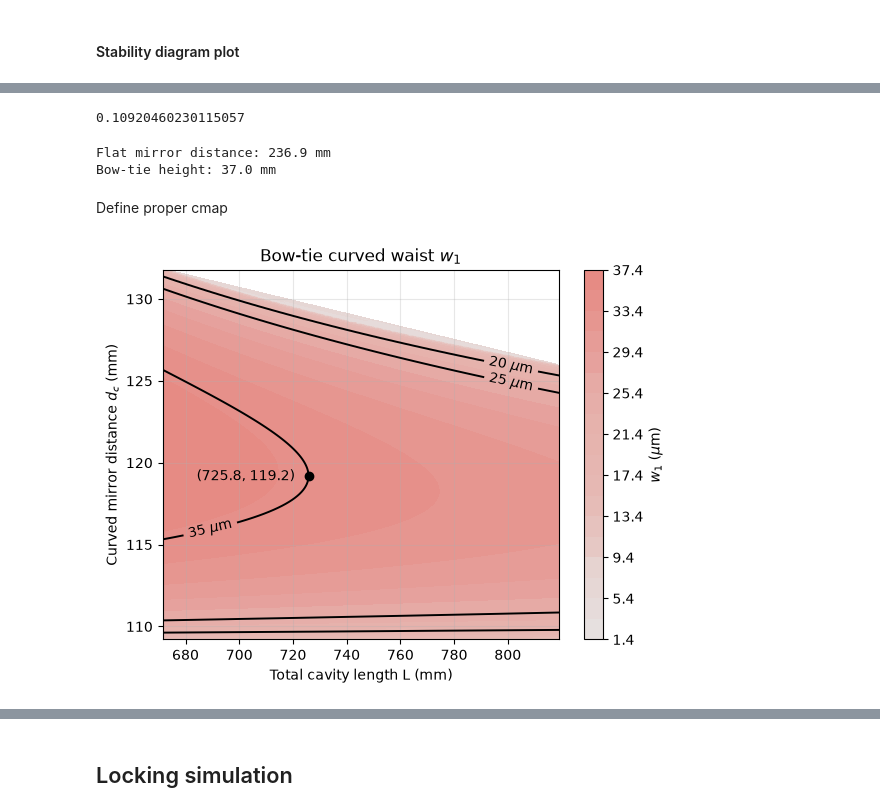
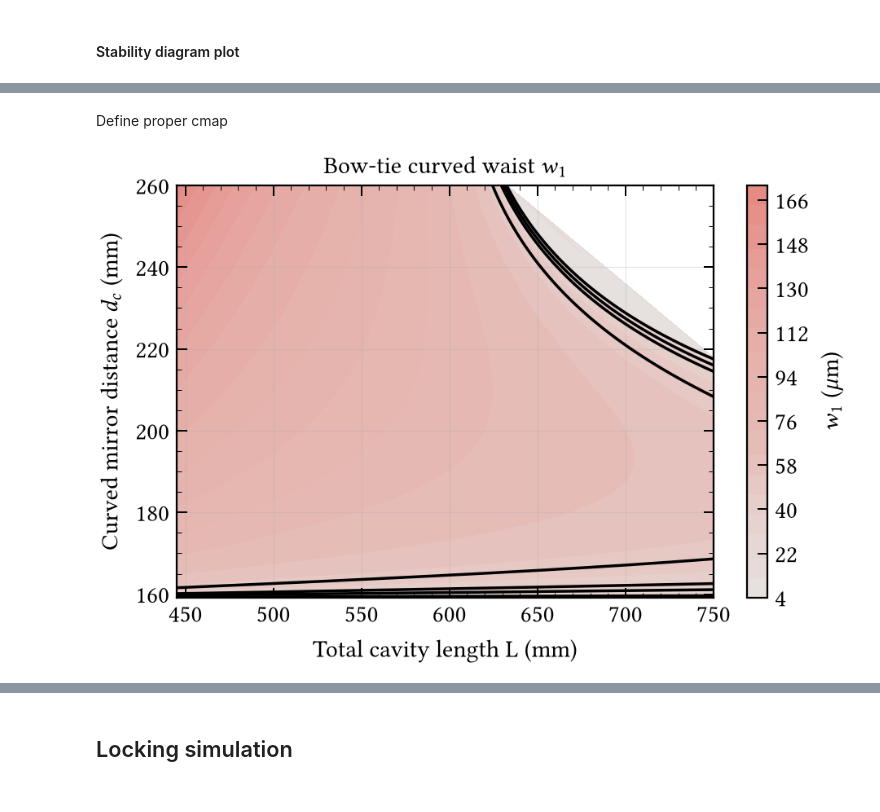
Before and after one commit to eq15t-panda/PANDASimulation, a Jupyter notebook: cavity/cavity.ipynb, the cells around one changed output, grey strips where cells are left out. Saved outputs shown, nothing was run; the diff lists cells and outputs as text; code cells hidden in the pictures.

Commit message:
Added manual length range for stability diagram of bow-tie to check the possible geometry of the small breadboard.

```diff
--- a/cavity/cavity.ipynb
+++ b/cavity/cavity.ipynb
@@ -263,8 +263,11 @@ wavelength = 780e-9  # 780 nm
 l_crystal = 20e-3 # 20 mm
 index = 1.84
 # %%
-roc1 = 100e-3  # 100 mm
-roc2 = 100e-3  # 100 mm
+# roc1 = 100e-3  # 100 mm
+# roc2 = 100e-3  # 100 mm
+
+roc1 = 150e-3  # 100 mm
+roc2 = 150e-3  # 100 mm
 
 f1 = roc1 / 2
 f2 = roc2 / 2
@@ -282,0 +282,2 @@ start:  671.4714714714715 stop:  819.2192192192193
+# %%
+start, stop = 445, 750
@@ -522,19 +510,3 @@ angle = 12.07 # degrees
-# %%
-L0 = 0.675  # your chosen L in m
-idx = np.argmin(np.abs(L_plot - L0))  # closest L value
-dc = d_plot[idx]
-print(dc)
-# %% [output]
-0.10920460230115057
-# %%
-d_f = (L0 / (1 + 1 / np.cos(np.radians(angle)))) - dc
-h = ((dc + d_f) / 2) * np.tan(np.radians(angle))
-
-print(f"Flat mirror distance: {d_f*1e3:.1f} mm")
-print(f"Bow-tie height: {h*1e3:.1f} mm")
-# %% [output]
-Flat mirror distance: 236.9 mm
-Bow-tie height: 37.0 mm
 # %% [markdown]
 Define proper cmap
 # %%
@@ -564,8 +536,8 @@ cmap = ListedColormap(custom_red_light(np.linspace(0, 1, n_colors)))
 visual_cutoff = 0  # µm
 # %%
 # Desired flat mirror distance range
-range_df = (180, 220)  # mm
-angle = 12.07 # degrees
+range_df = (140, 200)  # mm
+angle = 12 # degrees
 angle_rad = np.radians(angle)
 # %%
 fig, ax = plt.subplots()
@@ -585,7 +557,7 @@ cbar = fig.colorbar(cf, ax=ax)
 cbar.set_label(r"$w_1$ ($\mu$m)")
 
 # Main contour lines
-levels = [20, 25, 35, 40]
+levels = [25, 35, 40, 50]
 
 CS = ax.tricontour(
     tri,
@@ -694,6 +666,8 @@ for level, segs in zip(levels, CS.allsegs):
     seg = max(segs, key=lambda s: s[:, 0].max())
     idx = np.argmax(seg[:, 0])
     x_tip, y_tip = seg[idx]
+    L0, d_c = seg[idx]
+
 
     if x_tip > xmax - edge_tol:
         continue
@@ -705,7 +679,7 @@ for level, segs in zip(levels, CS.allsegs):
 
     def place(xoff, ha):
         txt = ax.annotate(
-            f"({x_tip:.1f}, {y_tip:.1f})",
+            f"({x_tip:.1f}, {y_tip:.3f})",
             xy=(x_tip, y_tip),
             xytext=(xoff, 0),
             textcoords="offset points",
@@ -713,31 +687,31 @@ for level, segs in zip(levels, CS.allsegs):
             ha=ha,
             va="center",
         )
         bbox = txt.get_window_extent(renderer=renderer)
         bbox_data = bbox.transformed(ax.transData.inverted())
         return txt, bbox_data
 
     # push further out (18 instead of 5) so the text clears the diverging branches
     push_pos = 10
     xoff, ha = (-push_pos, "right") if prefer_left else (push_pos, "left")
     txt, bbox_data = place(xoff, ha)
 
     if bbox_data.x1 > xmax or bbox_data.x0 < xmin:
         txt.remove()
         xoff, ha = (push_pos, "left") if ha == "right" else (-push_pos, "right")
         txt, bbox_data = place(xoff, ha)
 
 texts = ax.clabel(
     CS,
     inline=True,
     fmt=r"%d $\mu$m",
     manual=label_positions
 )
 
 for txt in texts:
     txt.set_color("black")
 
 # plt.tight_layout()
 plt.show()
 # %% [output]
-[figure, old version]
+[figure, new version]
```
Also changed, not shown: parts of 16 cells of this notebook, 2 other files.
